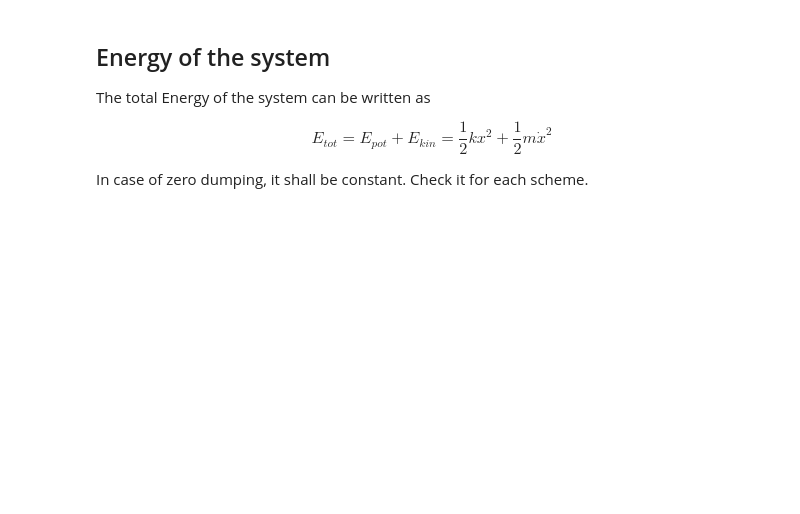
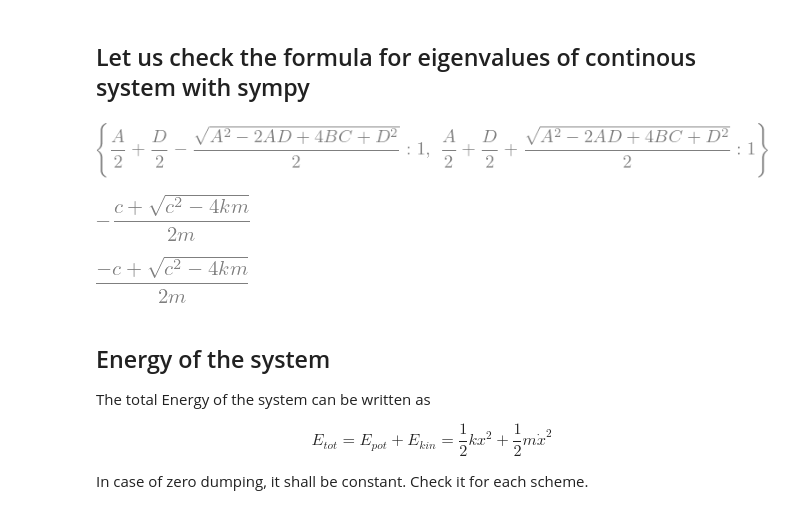
Before and after one commit to ggruszczynski/CFDPython, a Jupyter notebook: lab2_explicit_implicit_and_advection_1D/SOLUTION_explicit_vs_implicit-mass_spring_damper.ipynb, the cells around one changed output. Drawn from its saved outputs; the diff is of its cells as text; code cells hidden in the pictures; blank space fills up the shorter version.

```diff
--- a/lab2_explicit_implicit_and_advection_1D/SOLUTION_explicit_vs_implicit-mass_spring_damper.ipynb
+++ b/lab2_explicit_implicit_and_advection_1D/SOLUTION_explicit_vs_implicit-mass_spring_damper.ipynb
@@ -67,3 +181,47 @@ $$
+# %% [markdown]
+## Let us check the formula for eigenvalues of continous system with sympy
+# %%
+from sympy.solvers import solve
+from sympy import Symbol, symbols, Matrix, simplify
+from sympy.utilities.lambdify import lambdify
+from sympy import init_printing
+
+
+from ipywidgets import interact, interactive, fixed, interact_manual
+import ipywidgets as widgets
+import numpy as np
+%matplotlib widget
+import matplotlib.pyplot as plt
+import matplotlib as mpl
+import numpy as np
+
+init_printing()
+
+dt_sym = Symbol('dt', real=True, positive=True)
+c_sym = Symbol('c', real=True, positive=True)
+k_sym = Symbol('k', real=True, positive=True)
+m_sym = Symbol('m', real=True, positive=True)
+
+A_sym = Matrix([[-c_sym/m_sym, -k_sym/m_sym], [1, 0]])
+
+
+a00, a10, a01, a11 = symbols('A B C D')
+A_sym_general = Matrix([[a00, a10], [a01, a11]])
+general_eigenvalues = A_sym_general.eigenvals()
+general_eigenvalues
+# %% [output]
+[figure, added]
+# %%
+simplify(list(A_sym.eigenvals().keys())[0])
+
+# alternative way of doing the same
+#list(general_eigenvalues.keys())[0].subs([(a00, -c_sym/m_sym), (a10, -k_sym/m_sym), (a01, 1), (a11, 0)])
+# %% [output]
+[figure, added]
+# %%
+simplify(list(A_sym.eigenvals().keys())[1])
+# %% [output]
+[figure, added]
 # %% [markdown]
 ## Energy of the system
 
```
Also changed, not shown: parts of 32 cells of this notebook, 6 other files.
